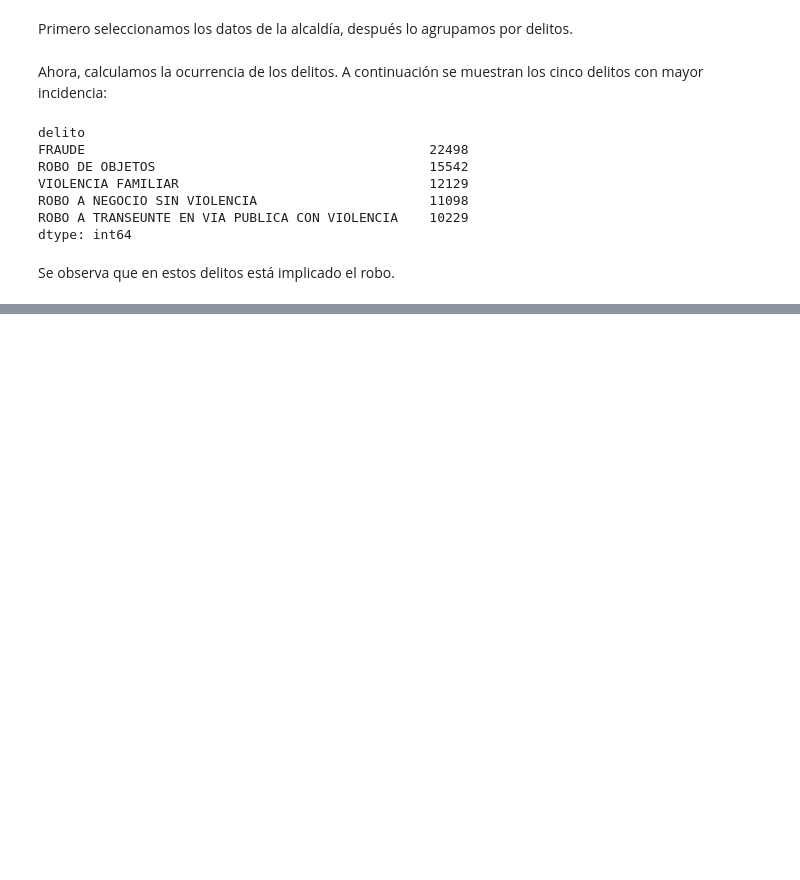
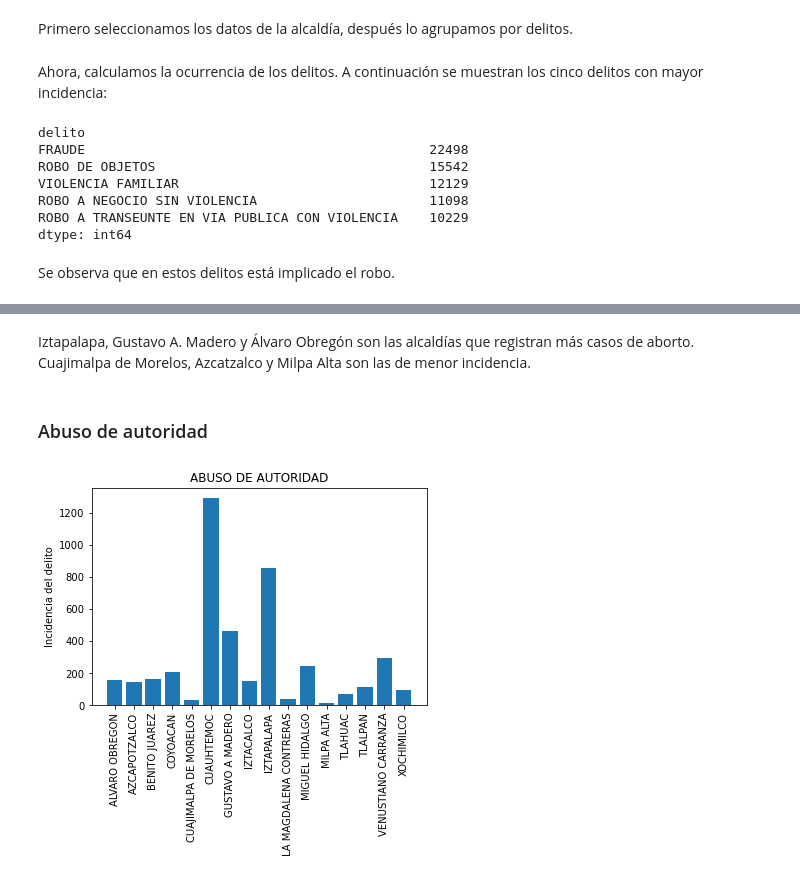
Before and after one commit to lorenaphys/OPI, a Jupyter notebook: Soluciones.ipynb, the cells around one changed output, grey strips where cells are left out. Drawn from its saved outputs; the diff is of its cells as text; code cells hidden in the pictures; blank space fills up the shorter version.

```diff
--- a/Soluciones.ipynb
+++ b/Soluciones.ipynb
@@ -387,0 +433,8 @@ def frec_total_año():
+# %% [markdown]
+Iztapalapa, Gustavo A. Madero y Álvaro Obregón son las alcaldías que registran más casos de aborto. Cuajimalpa de Morelos, Azcatzalco y Milpa Alta son las de menor incidencia.
+# %% [markdown]
+### Abuso de autoridad
+# %%
+delitos_frec_alcaldia(delitos_mas_frec[2])
+# %% [output]
+[figure, added]
```
Also changed, not shown: parts of 65 cells of this notebook, 1 other file.
